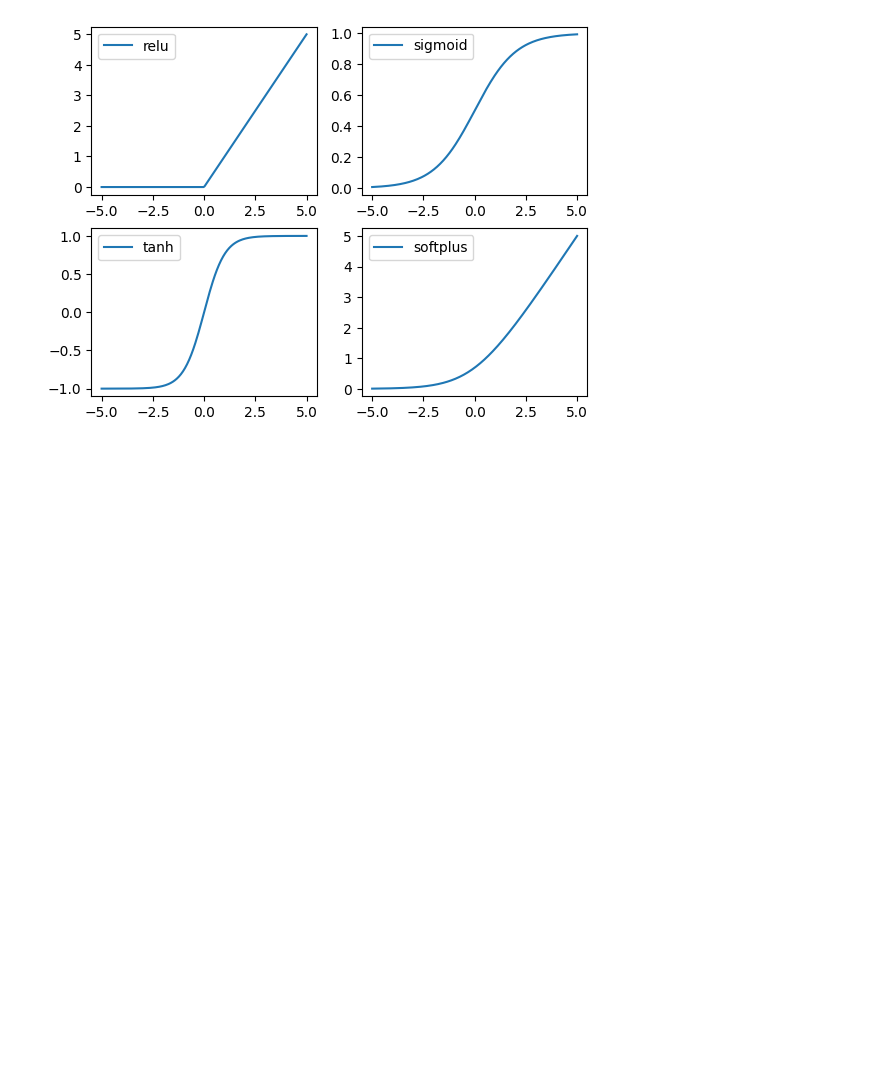
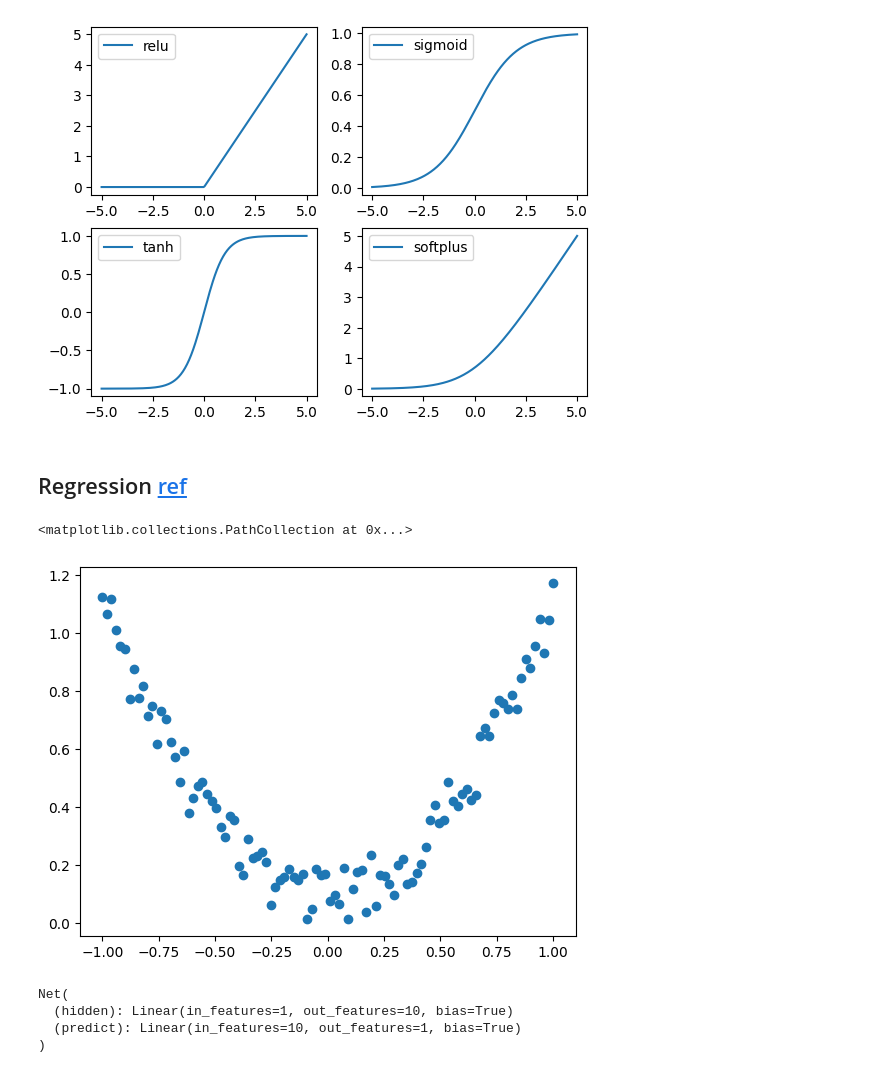
Before and after one commit to xitongsys/notes, a Jupyter notebook: ml/torch.ipynb, the cells around one changed output. Cells and saved outputs as stored; diff of their text form; code cells hidden in the pictures; blank space fills up the shorter version.

```diff
--- a/ml/torch.ipynb
+++ b/ml/torch.ipynb
@@ -33,3 +35,39 @@ plt.legend()
 # %% [output]
 <matplotlib.legend.Legend at 0x...>
 [figure]
+# %% [markdown]
+## Regression [ref](https://mofanpy.com/tutorials/machine-learning/torch/regression)
+# %%
+# Dataset
+
+x = torch.unsqueeze(torch.linspace(-1,1,100), dim=1)
+y = x.pow(2) + 0.2*torch.rand(x.size())
+
+
+plt.scatter(x.data.numpy(), y.data.numpy())
+# %% [output]
+<matplotlib.collections.PathCollection at 0x...>
+[figure, added]
+# %%
+# Net
+import torch
+import torch.nn.functional as F
+
+class Net(torch.nn.Module):
+    def __init__(self, n_feature, n_hidden, n_output):
+        super(Net, self).__init__()
+        self.hidden = torch.nn.Linear(n_feature, n_hidden)
+        self.predict = torch.nn.Linear(n_hidden, n_output)
+
+    def forward(self, x):
+        x = F.relu(self.hidden(x))
+        x = self.predict(x)
+        return x
+
+net = Net(n_feature=1, n_hidden=10, n_output=1)
+print(net)
+# %% [output]
+Net(
+  (hidden): Linear(in_features=1, out_features=10, bias=True)
+  (predict): Linear(in_features=10, out_features=1, bias=True)
+)
```
Also changed, not shown: parts of 4 cells of this notebook.
